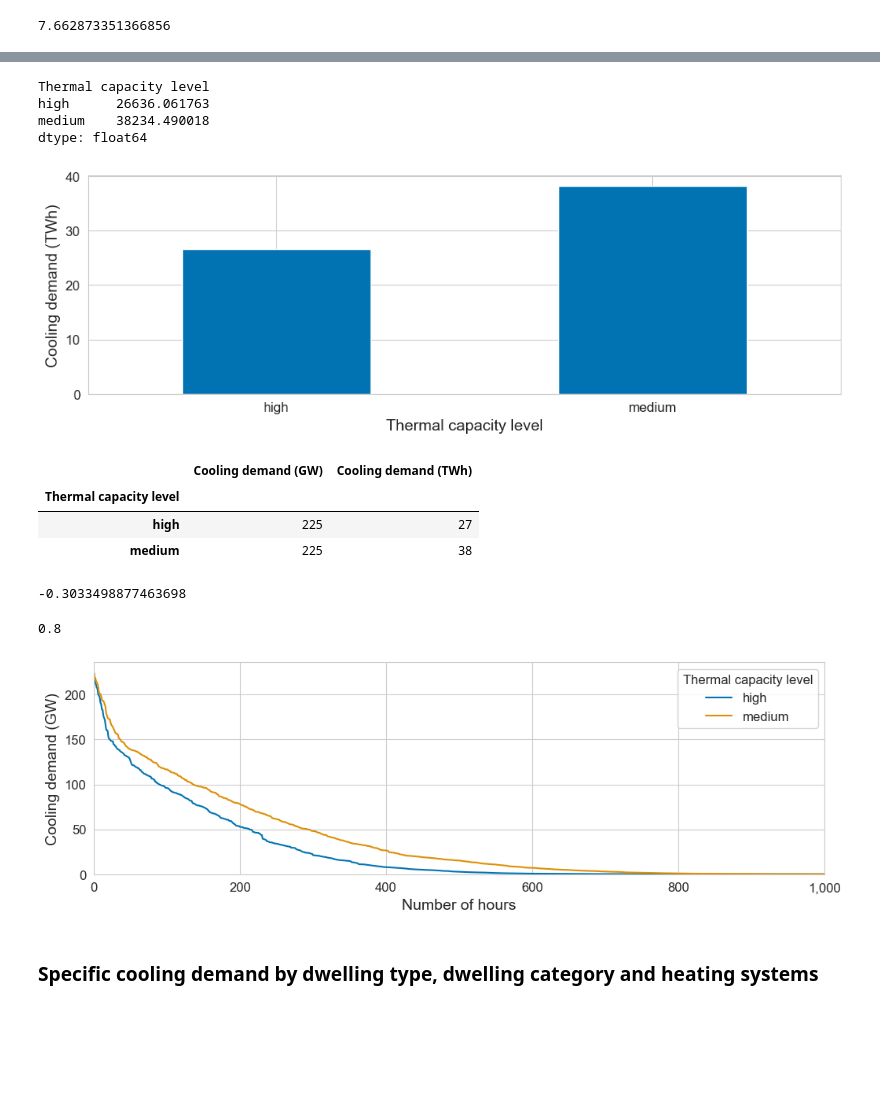
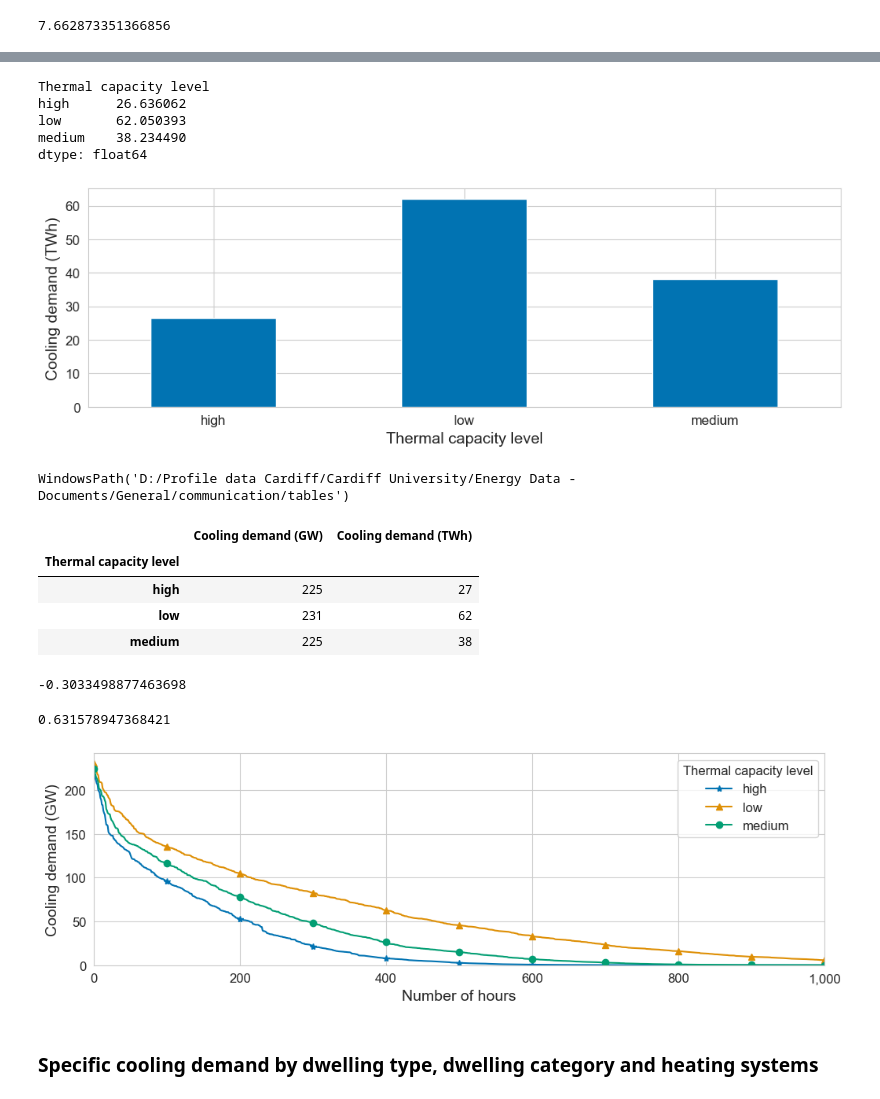
Before and after one commit to AlexandreLab/cooling_demand_UK, a Jupyter notebook: notebooks/visualisation_paper_sensitivity.ipynb, the cells around one changed output, grey strips where cells are left out. Drawn from its saved outputs; the diff is of its cells as text; code cells hidden in the pictures; blank space fills up the shorter version.

Commit message:
task: updated link to drive+validation

```diff
--- a/notebooks/visualisation_paper_sensitivity.ipynb
+++ b/notebooks/visualisation_paper_sensitivity.ipynb
@@ -73,9 +74,9 @@ notebooks
 d:\
 [figure]
 # %%
-PATH_ORG = Path(r'D:\Profile data Cardiff\OneDrive - Cardiff University')
-PATH_TABLES = PATH_ORG / "General\communication\tables"
-PATH_TABLES = PATH_ORG / "General\communication\figures"
+PATH_ORG = main.PATH_ORG
+PATH_TABLES = PATH_ORG / r"General\communication\tables"
+PATH_SAVE_FIGURES = PATH_ORG / r"General\communication\figures"
 scop=14/3.412 #https://www.eia.gov/todayinenergy/detail.php?id=40232
 cop = scop * 0.875
 # %% [markdown]
@@ -103,7 +104,7 @@ residential_data[schema.DwellingDataSchema.NB_DWELLINGS].sum()/3
 # %%
 scenario_dict = {
     "high thermal capacity": ("high", '2050 high emission high thermal capacity') ,
-    # "medium thermal capacity": ("medium", '2050 high emission'),
+    "medium thermal capacity": ("medium", '2050 high emission medium thermal capacity'),
     "low thermal capacity": ("low", '2050 high emission low thermal capacity') ,
 }
 # %%
@@ -169,10 +196,15 @@ ax.set_ylabel(schema.VisualisationSchema.COOLINGDEMAND_TWH)
 (cooling_demand / 1000000000).sum()
 # %% [output]
 Thermal capacity level
-high      26636.061763
-medium    38234.490018
+high      26.636062
+low       62.050393
+medium    38.234490
 dtype: float64
-[figure, old version]
+[figure, new version]
+# %%
+PATH_TABLES
+# %% [output]
+WindowsPath('D:/Profile data Cardiff/Cardiff University/Energy Data - Documents/General/communication/tables')
 # %%
 summary_results = pd.concat([(cooling_demand / 1000000).max(),
                              (cooling_demand / 1000000000).sum()],
@@ -188,32 +220,35 @@ summary_results
 |  | Cooling demand (GW) | Cooling demand (TWh) |
 | Thermal capacity level |  |  |
 | high | 225 | 27 |
+| low | 231 | 62 |
 | medium | 225 | 38 |
 # %%
 (26636.061763-38234.490018)/38234.490018
 # %% [output]
 -0.3033498877463698
 # %%
-(450-250)/250
+(450 - 250) / 250
+(62-38)/38
 # %% [output]
-0.8
+0.631578947368421
 # %%
 fig, ax = plt.subplots(figsize=figsize)
-for c in cooling_demand:
+markers = ['*', '^', 'o']
+for ii,c in enumerate(cooling_demand):
   (cooling_demand[c].sort_values(ascending=False).reset_index(drop=True)/1000000).plot(
-      ax=ax)
+      ax=ax, marker=markers[ii], markevery=100)
 ax.margins(0, None)
 ax.set_ylabel(schema.VisualisationSchema.COOLINGDEMAND_GW)
 ax.set_xlabel("Number of hours")
 ax.legend(title=schema.DwellingDataSchema.THERMAL_CAPACITY_LEVEL)
 ax.set_xlim(0, 1000)
 ax.set_ylim(0, None)
 ax.get_xaxis().set_major_formatter(
     tkr.FuncFormatter(lambda x, p: "{:,.0f}".format(x)))
 fig.savefig(PATH_SAVE_FIGURES/f"sensitivity_load_duration_curves.{fig_format}", bbox_inches='tight', format=fig_format, dpi=dpi)
 fig.savefig(PATH_SAVE_FIGURES/f"sensitivity_load_duration_curves.{export_fig_format}", bbox_inches='tight', format=export_fig_format, dpi=dpi)
 # %% [output]
-[figure, old version]
+[figure, new version]
 # %% [markdown]
 ### Specific cooling demand by dwelling type, dwelling category and heating systems
 # %%
```
Also changed, not shown: parts of 7 cells of this notebook, 11 other files.
